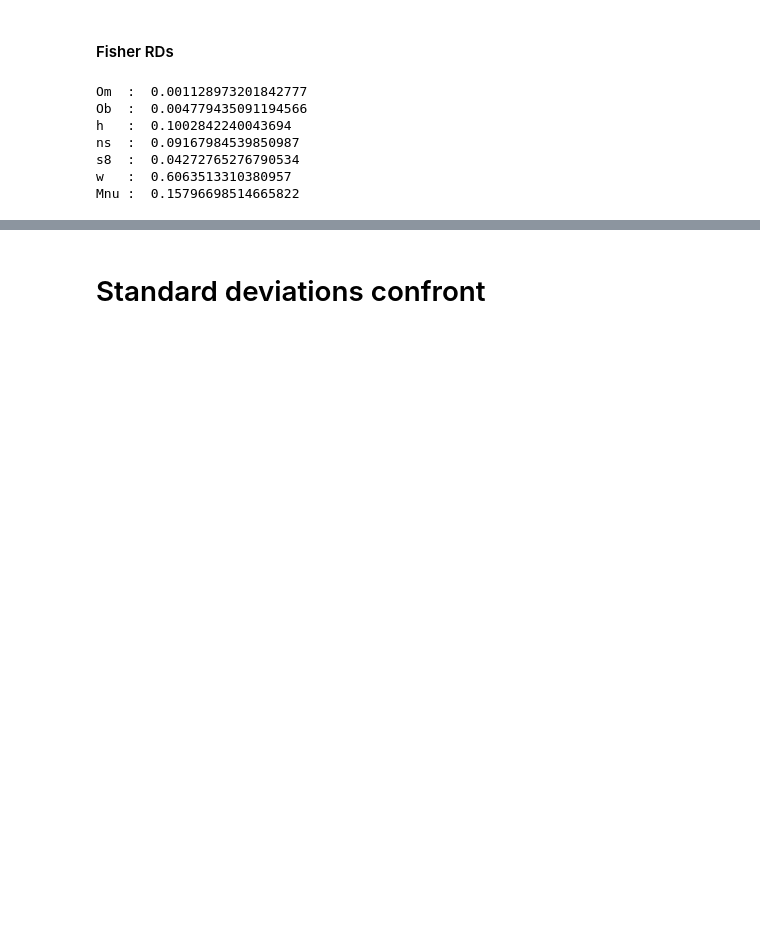
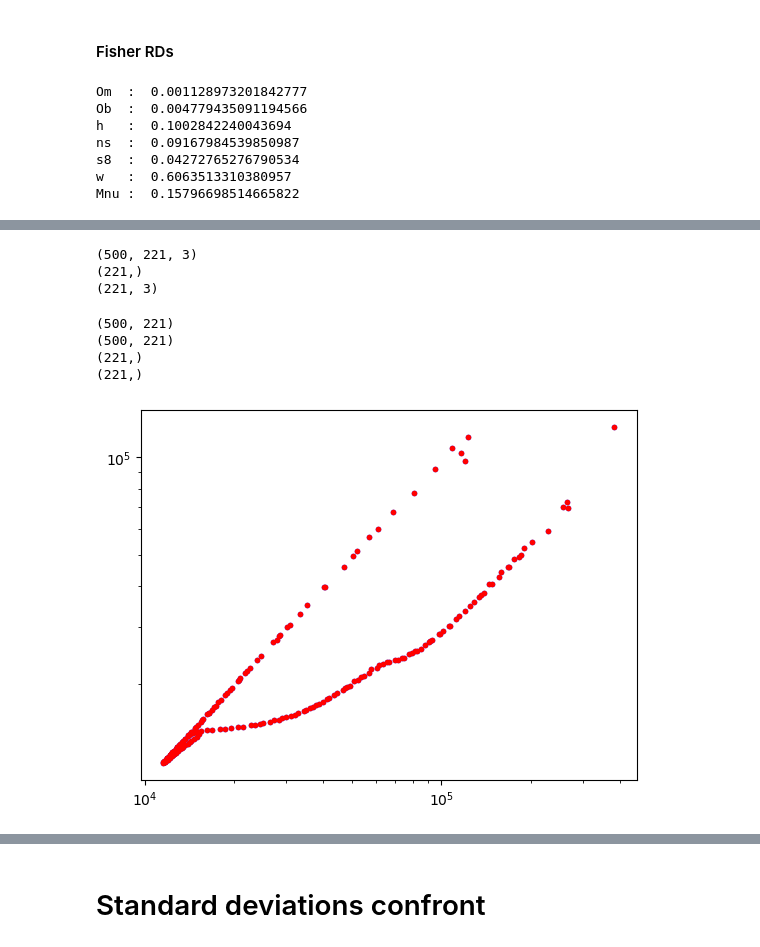
Before and after one commit to RiccGerva97/Tesi-Magistrale, a Jupyter notebook: Elaborations/a_firstcheck.ipynb, the cells around one changed output, grey strips where cells are left out. Cells and saved outputs as stored; diff of their text form; code cells hidden in the pictures; blank space fills up the shorter version.

```diff
--- a/Elaborations/a_firstcheck.ipynb
+++ b/Elaborations/a_firstcheck.ipynb
@@ -493,3 +505,7 @@ ns  :  0.007993107056596357
 s8  :  0.005774706117708466
 w   :  0.07655061858818982
 Mnu :  0.1276943031681706
+# %%
+for i in range(7):
+    for j in range(7):
+        assert (np.abs(constrains_RD_wst[i, j] - constrains_RD_wst[j, i]) < 1e-5)
@@ -846,8 +957,11 @@ for a in range(7):
 
 inverse2_RD = np.linalg.inv(Fish2_RD)
 diagonal2_RD_multi = []
+constrains_RD_pk = np.zeros((7,7))
 for i in range(len(inverse2_N)):
     diagonal2_RD_multi.append(np.abs(inverse2_RD[i, i])**0.5)
+    for j in range(7):
+        constrains_RD_pk[i, j] += np.abs(inverse2_RD[i, j])**0.5
 
 for i in range(len(diagonal2_RD_multi)):
 
@@ -862,0 +1011,50 @@ Mnu :  0.15796698514665822
+# %%
+print(np.shape(k_array))
+print(np.shape(fiducial_mono_N_avg))
+print(np.shape(k_array_0))
+# %% [output]
+(500, 221, 3)
+(221,)
+(221, 3)
+# %%
+k_modules = []
+k_modes_mod = []
+for i in range(np.shape(k_array)[0]):
+    a, b = [], []
+    for j in range(np.shape(k_array)[1]):
+        a.append(np.linalg.norm(k_array[i][j][0]))
+        b.append(np.linalg.norm(k_modes[i][0]))
+    k_modules.append(a)
+    k_modes_mod.append(b)
+
+# for i in range(len(k_modes)):
+#     k_modes_mod.append(np.linalg.norm(k_modes[i][0]))
+
+k_array_0_mod = []
+k_mode_0_mod = []
+for i in range(len(k_array_0)):
+    k_array_0_mod.append(np.linalg.norm(k_array_0[i]))
+    k_mode_0_mod.append(np.linalg.norm(k_mode_0[i]))
+
+print(np.shape(k_modules))
+print(np.shape(k_modes_mod))
+k_modules = np.mean(k_modules, axis = 0)
+k_modes_mod = np.mean(k_modes_mod, axis = 0)
+print(np.shape(k_modules))
+print(np.shape(k_modes_mod))
+# %% [output]
+(500, 221)
+(500, 221)
+(221,)
+(221,)
+# %%
+import matplotlib.pyplot as plt
+
+# plt.scatter(x=k_modes_mod, y=fiducial_mono_N_avg, marker='.', color="b")
+plt.scatter(x=k_array_0_mod, y=fiducial_mono_0, marker='.', color="b")
+plt.scatter(x=k_mode_0_mod, y=fiducial_mono_0, marker='.', color="r")
+plt.xscale("log")
+plt.yscale("log")
+plt.show()
+# %% [output]
+[figure, added]
```
Also changed, not shown: parts of 38 cells of this notebook, 9 other files.
